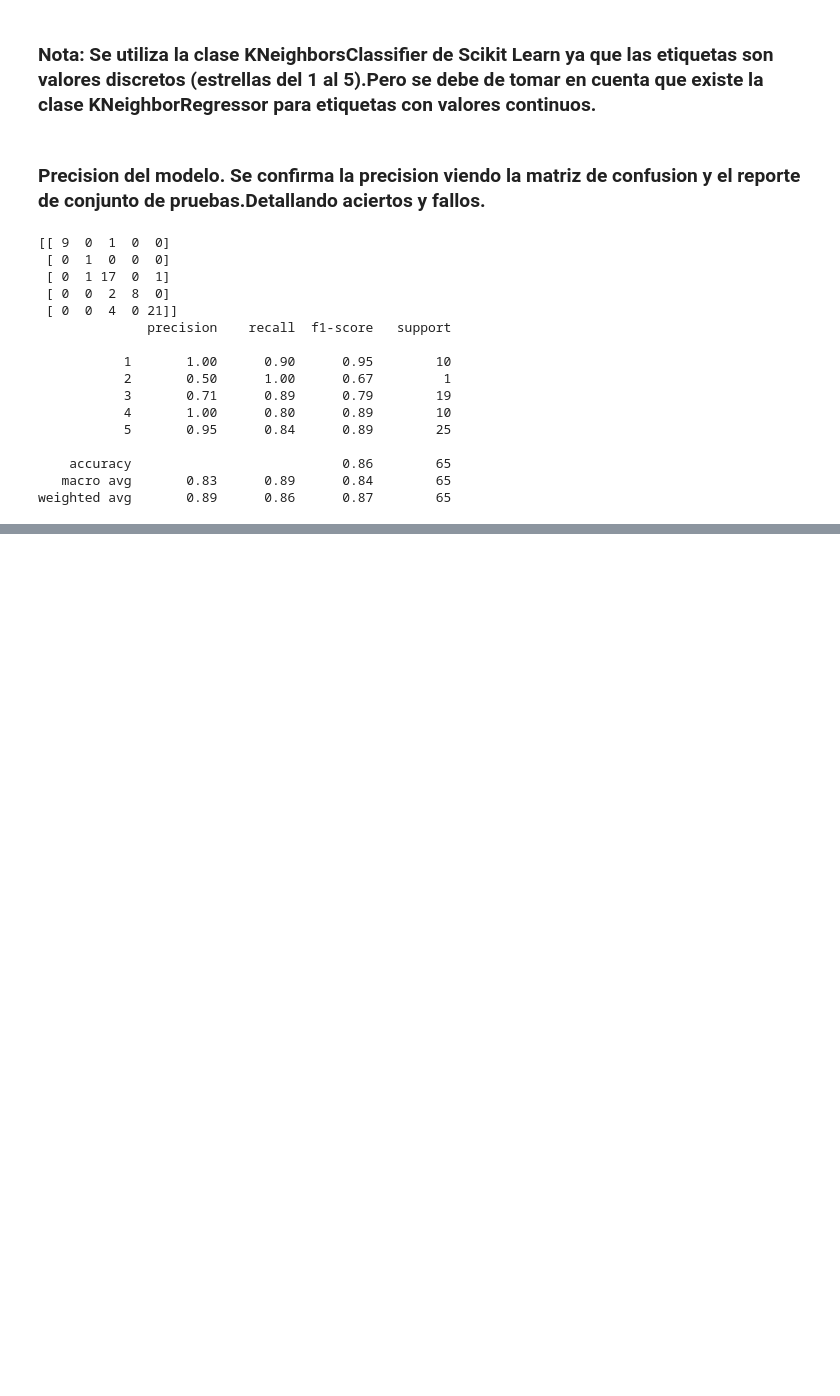
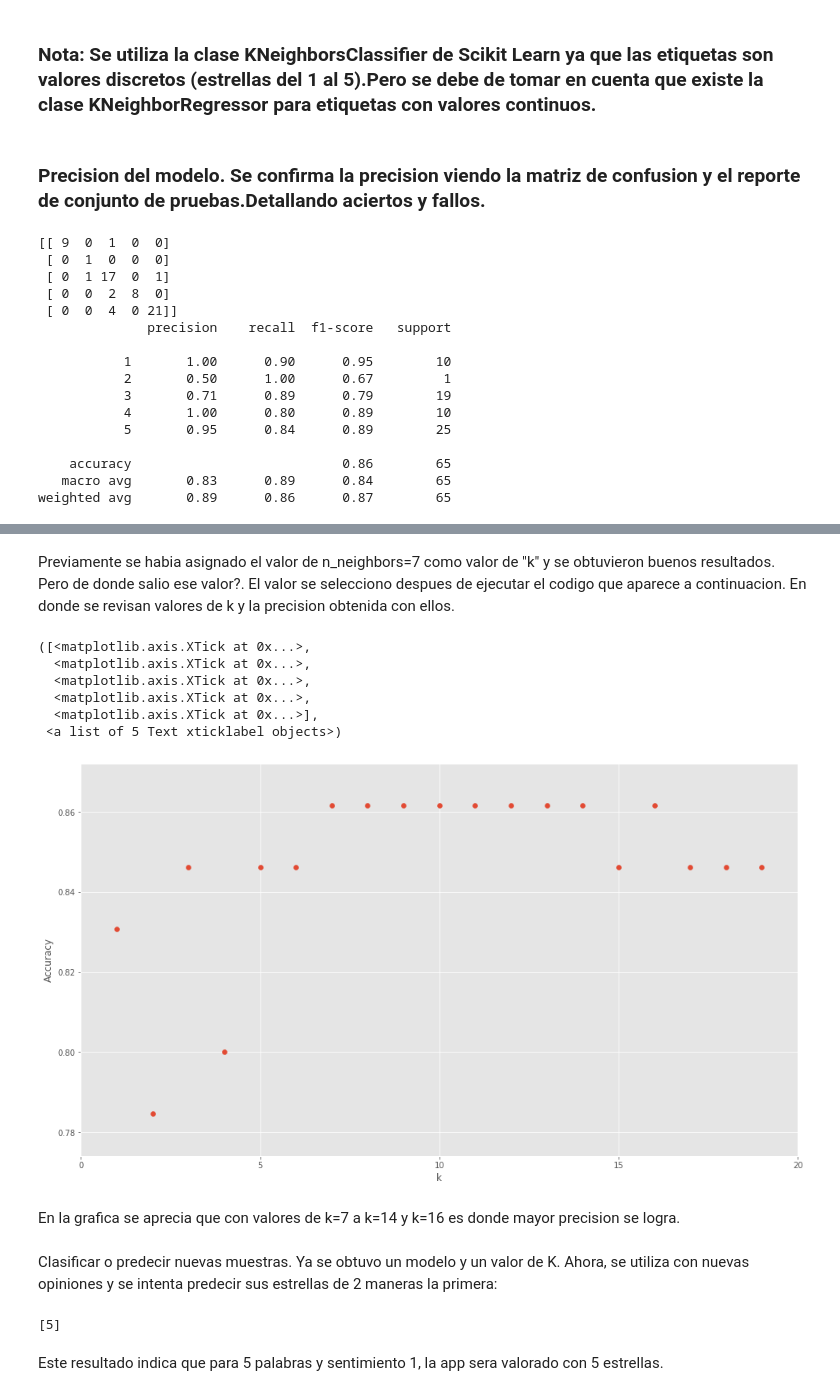
Before and after one commit to Visary12/IA-Clase-M5, a Jupyter notebook: PracticaKNN.ipynb, the cells around one changed output, grey strips where cells are left out. Saved outputs shown, nothing was run; the diff lists cells and outputs as text; code cells hidden in the pictures; blank space fills up the shorter version.

```diff
--- a/PracticaKNN.ipynb
+++ b/PracticaKNN.ipynb
@@ -126,0 +192,32 @@ weighted avg       0.89      0.86      0.87        65
+# %% [markdown]
+Previamente se habia asignado el valor de n_neighbors=7 como valor de "k" y se obtuvieron buenos resultados. Pero de donde salio ese valor?. El valor se selecciono despues de ejecutar el codigo que aparece a continuacion. En donde se revisan valores de k  y la precision obtenida con ellos.
+# %%
+k_range = range(1,20)
+scores = []
+for k in k_range:
+    knn = KNeighborsClassifier(n_neighbors = k)
+    knn.fit(x_train,y_train)
+    scores.append(knn.score(x_test,y_test))
+plt.figure()
+plt.xlabel('k')
+plt.ylabel('Accuracy')
+plt.scatter(k_range,scores)
+plt.xticks([0,5,10,15,20])
+# %% [output]
+([<matplotlib.axis.XTick at 0x...>,
+  <matplotlib.axis.XTick at 0x...>,
+  <matplotlib.axis.XTick at 0x...>,
+  <matplotlib.axis.XTick at 0x...>,
+  <matplotlib.axis.XTick at 0x...>],
+ <a list of 5 Text xticklabel objects>)
+[figure, added]
+# %% [markdown]
+En la grafica se aprecia que con valores de k=7 a k=14 y k=16 es donde mayor precision se logra.
+# %% [markdown]
+Clasificar o predecir nuevas muestras. Ya se obtuvo un modelo y un valor de K. Ahora, se utiliza con nuevas opiniones y se intenta predecir sus estrellas de 2 maneras la primera:
+# %%
+print(clf.predict([[5,1.0]]))
+# %% [output]
+[5]
+# %% [markdown]
+Este resultado indica que para 5 palabras y sentimiento 1, la app sera valorado con 5 estrellas.
```
Also changed, not shown: parts of 8 cells of this notebook.
